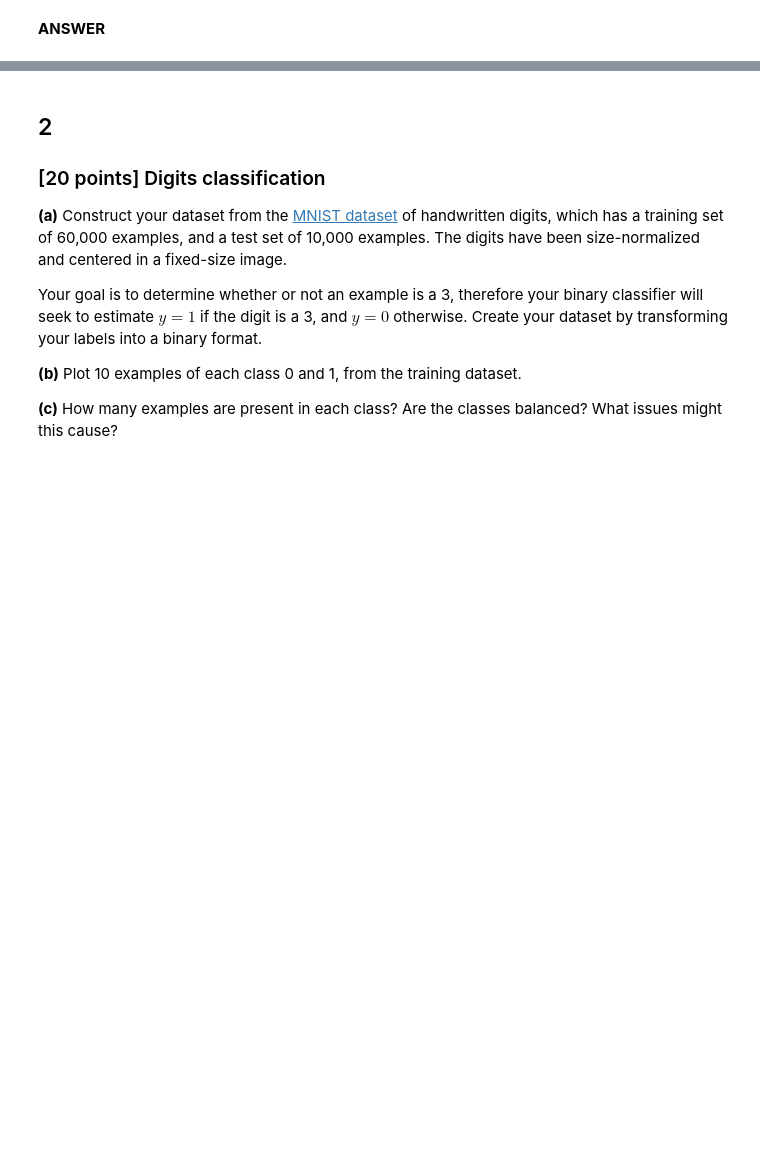
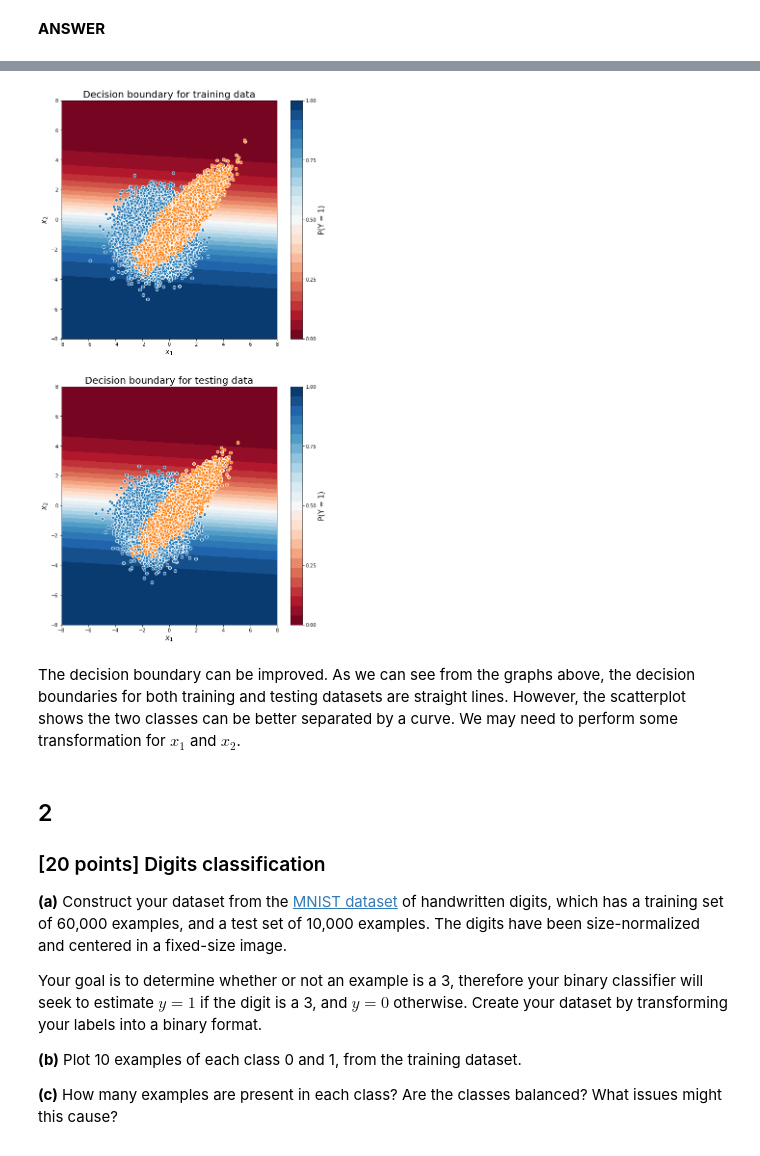
Before and after one commit to you-juli/machine-learning-course, a Jupyter notebook: Assignment 3.ipynb, the cells around one changed output, grey strips where cells are left out. Saved outputs shown, nothing was run; the diff lists cells and outputs as text; code cells hidden in the pictures; blank space fills up the shorter version.

```diff
--- a/Assignment 3.ipynb
+++ b/Assignment 3.ipynb
@@ -237,2 +64,0 @@ cost_train_5, cost_test_5 = logReg.fit(x_train, y_train, x_test, y_test, 4)
-# %%
-logReg.fit(x_train, y_train, x_test, y_test, learningRate=0.1)
@@ -238,0 +191,10 @@ logReg.fit(x_train, y_train, x_test, y_test, learningRate=0.1)
+# %%
+def sigmoid(x,w):
+    x = np.array(x)
+    w = np.array(w)
+    x = np.c_[np.ones((x.shape[0], 1)), x]
+    expn = np.exp(-np.dot(x,w))
+    return (1+expn)**(-1)
+
+def predict(x,w):
+    return sigmoid(x,w) > 0.5
@@ -239,3 +471,46 @@ logReg.fit(x_train, y_train, x_test, y_test, learningRate=0.1)
+# %%
+XX, YY = np.mgrid[-8:8:0.01, -8:8:0.01]
+ones = np.zeros_like(XX).reshape(-1,1)
+grid = np.c_[ones.reshape(-1,1), XX.reshape(-1,1), YY.reshape(-1,1)]
+lg = LogReg()
+lg.fit
+yHat = 1 - lg.predict(grid).reshape(XX.shape[0], XX.shape[1])
+
+x_train_1 = np.array(train_data[train_data.y == 1][['x1', 'x2']])
+x_train_0 = np.array(train_data[train_data.y == 0][['x1', 'x2']])
+x_test_1 = np.array(test_data[test_data.y == 1][['x1', 'x2']])
+x_test_0 = np.array(test_data[test_data.y == 0][['x1', 'x2']])
+
+fig = plt.figure(figsize = (10, 20))
+ax1 = fig.add_subplot(211)
+contour = plt.contourf(XX, YY, yHat, 25, cmap="RdBu", vmin=0, vmax=1)
+colorBar = plt.colorbar(contour)
+colorBar.set_ticks([0, 0.25, 0.5, 0.75, 1.0])
+colorBar.set_label("P(Y = 1)", fontsize = 15)
+
+plt.scatter(x_train_1[:,0], x_train_1[:,1], s=40, cmap="RdBu", label="class_1", edgecolor="white", linewidth=1)
+plt.scatter(x_train_0[:,0], x_train_0[:,1], s=40, cmap="RdBu", label="class_0", edgecolor="white", linewidth=1)
+plt.xlabel("$x_{1}$", fontsize = 15)
+plt.ylabel("$x_{2}$", fontsize = 15)
+plt.title("Decision boundary for training data", fontsize = 20)
+
+
+ax2 = fig.add_subplot(212)
+colorBar = plt.colorbar(contour)
+colorBar.set_ticks([0, 0.25, 0.5, 0.75, 1.0])
+colorBar.set_label("P(Y = 1)", fontsize = 15)
+con = plt.contourf(XX, YY, yHat, 25, cmap="RdBu", vmin=0, vmax=1)
+plt.scatter(x_test_1[:,0], x_test_1[:,1], s=40, cmap="RdBu", label="class_1", edgecolor="white", linewidth=1)
+plt.scatter(x_test_0[:,0], x_test_0[:,1], s=40, cmap="RdBu", label="class_0", edgecolor="white", linewidth=1)
+plt.xlabel("$x_{1}$", fontsize = 15)
+plt.ylabel("$x_{2}$", fontsize = 15)
+plt.title("Decision boundary for testing data", fontsize = 20)
+
+plt.show()
+# %% [output]
+[figure, added]
+# %% [markdown]
+The decision boundary can be improved. As we can see from the graphs above, the decision boundaries for both training and testing datasets are straight lines. However, the scatterplot shows the two classes can be better separated by a curve. We may need to perform some transformation for $x_{1}$ and $x_{2}$.
 # %% [markdown]
 ## 2
 
```
Also changed, not shown: parts of 97 cells of this notebook.
